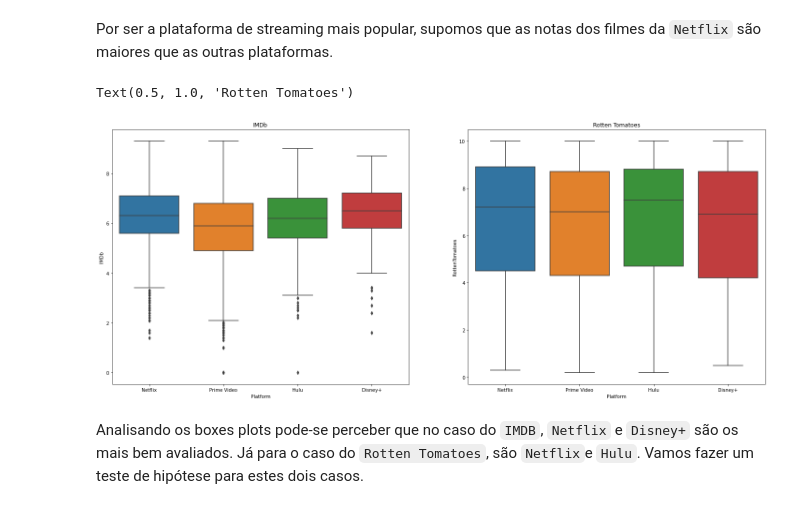
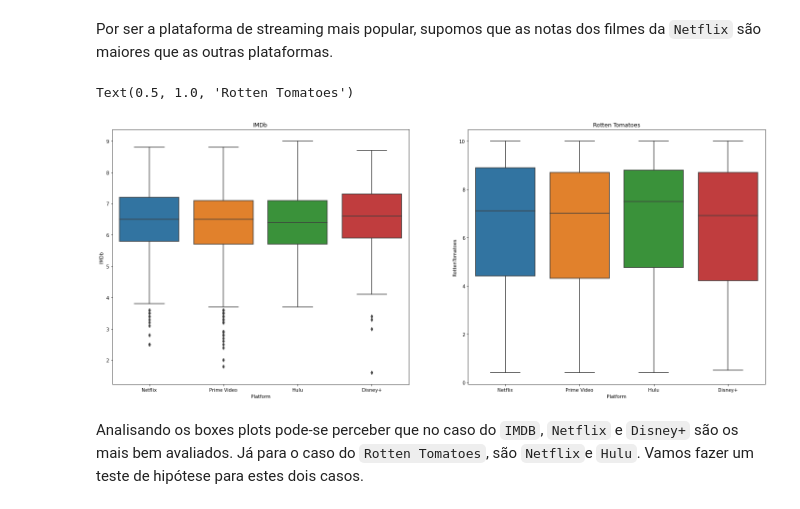
Before and after one commit to JonatasDeOliveira/movie-it, a Jupyter notebook: MovieIt.ipynb, the cells around one changed output. Drawn from its saved outputs; the diff is of its cells as text; code cells hidden in the pictures.

```diff
--- a/MovieIt.ipynb
+++ b/MovieIt.ipynb
@@ -367,4 +358,4 @@ movies_df_pd.plot.scatter(x='IMDb', y='RottenTomatoes')
 # %%
-movies_df_pd['rating_rate'] = movies_df_pd['RottenTomatoes'] / movies_df_pd['IMDb']
-movies_df_pd['rating_rate'].describe()
+movies_no_outliers['rating_rate'] = movies_no_outliers['RottenTomatoes'] / movies_no_outliers['IMDb']
+movies_no_outliers['rating_rate'].describe()
 # %% [output]
@@ -390,4 +386,4 @@ movies_df_pd['rating_rate'].hist()
 # %%
-mad = abs(movies_df_pd['rating_rate'] - movies_df_pd['rating_rate'].median()).median()*(1/0.6745)
+mad = abs(movies_no_outliers['rating_rate'] - movies_no_outliers['rating_rate'].median()).median()*(1/0.6745)
 print(mad)
 # %% [output]
@@ -418,7 +414,7 @@ movies_df_pd[abs(movies_df_pd['rating_rate']-movies_df_pd['rating_rate'].median(
 | 9787 | 4.6 | 0.3 | 0.065217 |
 | 16524 | 2.4 | 7.3 | 3.041667 |
 # %%
-movies_df_mad_bi = movies_df_pd[abs(movies_df_pd['rating_rate']-movies_df_pd['rating_rate'].median())/mad < 3]
+movies_df_mad_bi = movies_no_outliers[abs(movies_no_outliers['rating_rate']-movies_no_outliers['rating_rate'].median())/mad < 3]
 # %%
 movies_df_mad_bi['rating_rate'].plot.box()
 # %% [output]
@@ -806,14 +817,14 @@ Como para as duas plataformas de avaliação o p-value deu muito baixo, a hipót
 Por ser a plataforma de streaming mais popular, supomos que as notas dos filmes da `Netflix` são maiores que as outras plataformas.
 # %%
 # Vamos utilizar a função melt para transformar em valores de uma coluna (Platform) as colunas das plataformas, para todos os casos que a plataforma tenha o filme
-plataform_rating = movies_df_processed.toPandas().melt(id_vars=['IMDb', 'RottenTomatoes'], value_vars=['Netflix', 'Prime Video', 'Hulu', 'Disney+'], var_name='Platform', value_name='Has')
+plataform_rating = movies_no_outliers.melt(id_vars=['IMDb', 'RottenTomatoes'], value_vars=['Netflix', 'Prime Video', 'Hulu', 'Disney+'], var_name='Platform', value_name='Has')
 plataform_rating = plataform_rating[plataform_rating['Has'] == 1]
 fig, axes = plt.subplots(1,2, figsize=(25, 10))
 sns.boxplot(x='Platform', y='IMDb', data=plataform_rating, ax=axes[0]).set_title('IMDb')
 sns.boxplot(x='Platform', y='RottenTomatoes', data=plataform_rating, ax=axes[1]).set_title('Rotten Tomatoes')
 # %% [output]
 Text(0.5, 1.0, 'Rotten Tomatoes')
-[figure, old version]
+[figure, new version]
 # %% [markdown]
 Analisando os boxes plots pode-se perceber que no caso do `IMDB`, `Netflix` e `Disney+` são os mais bem avaliados. Já para o caso do `Rotten Tomatoes`, são `Netflix`e `Hulu`. Vamos fazer um teste de hipótese para estes dois casos.
 # %% [markdown]
```
Also changed, not shown: parts of 53 cells of this notebook.
